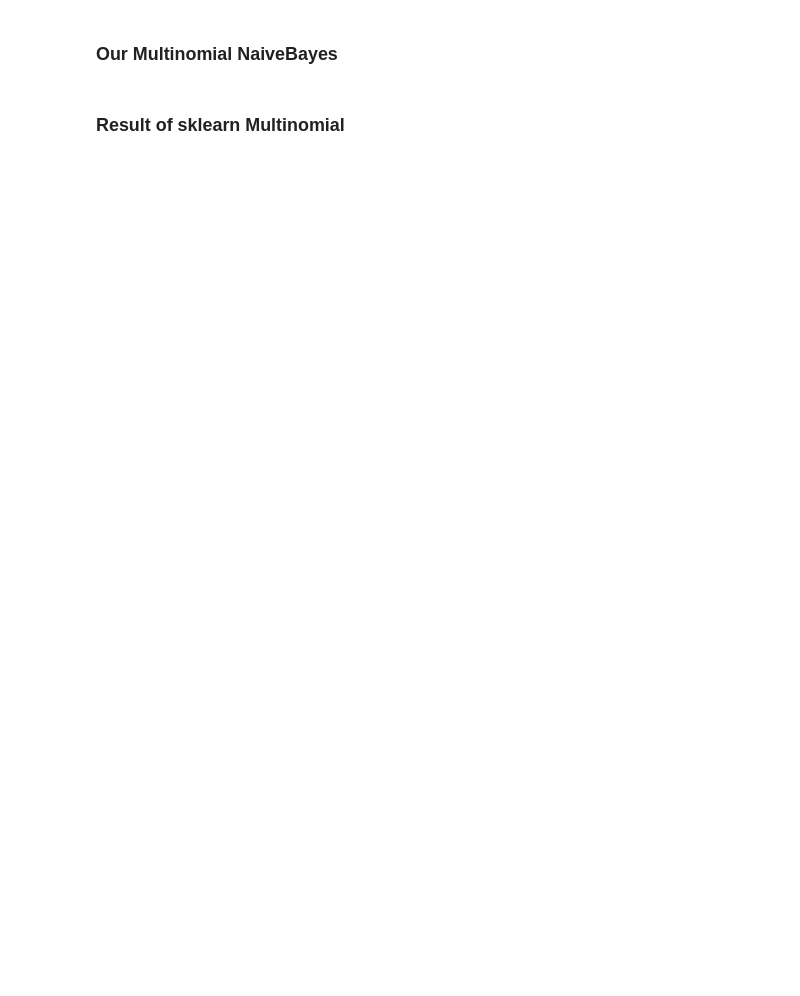
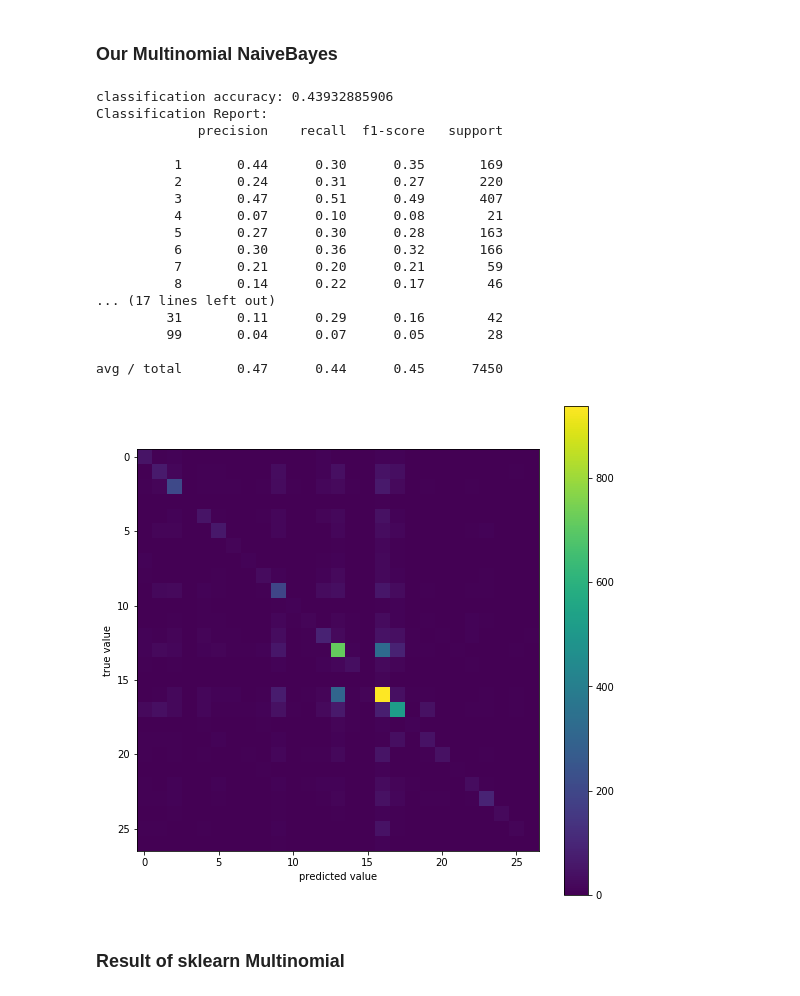
Before and after one commit to czs92/MachineLearning, a Jupyter notebook: MultinomialNaiveBayes.ipynb, the cells around one changed output. Drawn from its saved outputs; the diff is of its cells as text; code cells hidden in the pictures; blank space fills up the shorter version.

Commit message:
Updated with the results over the NY-Times dataset

```diff
--- a/MultinomialNaiveBayes.ipynb
+++ b/MultinomialNaiveBayes.ipynb
@@ -67,5 +68,5 @@ array([0, 0, 1, 1])
 # %%
 #load data
 import pandas as pd
-data=pd.read_csv('./files/Boydstun_NYT_FrontPage_Dataset_1996-2006_0.csv')
+data=pd.read_csv('../../files/Boydstun_NYT_FrontPage_Dataset_1996-2006_0.csv')
 data.head()
@@ -119,22 +154,30 @@ y_train = np.array(y_train.tolist())
 # %%
 clf = MultinomialNaiveBayes()
 clf.fit(X_train,y_train)
 y_hat = clf.predict(X_test)
 
-from sklearn import metrics
-import matplotlib.pyplot as plt
-def plot_confusion_matrix(y_pred, y):
-    plt.imshow(metrics.confusion_matrix(y, y_pred), interpolation='nearest',cmap='gray')
-    plt.colorbar()
-    plt.ylabel('true value')
-    plt.xlabel('predicted value')
-    fig = plt.gcf()
-    fig.set_size_inches(9,9)
-
 print ("classification accuracy:", metrics.accuracy_score(y_hat, y_test))
-plot_confusion_matrix(y_hat, y_test)
 print ("Classification Report:")
 print (metrics.classification_report(y_hat,np.array(y_test)))
+# %% [output]
+classification accuracy: 0.43932885906
+Classification Report:
+             precision    recall  f1-score   support
+
+          1       0.44      0.30      0.35       169
+          2       0.24      0.31      0.27       220
+          3       0.47      0.51      0.49       407
+          4       0.07      0.10      0.08        21
+          5       0.27      0.30      0.28       163
+          6       0.30      0.36      0.32       166
+          7       0.21      0.20      0.21        59
+          8       0.14      0.22      0.17        46
+... (17 lines left out)
+         31       0.11      0.29      0.16        42
+         99       0.04      0.07      0.05        28
+
+avg / total       0.47      0.44      0.45      7450
+[figure, added]
 # %% [markdown]
 ### Result of sklearn Multinomial
 # %%
```
Also changed, not shown: parts of 9 cells of this notebook.
